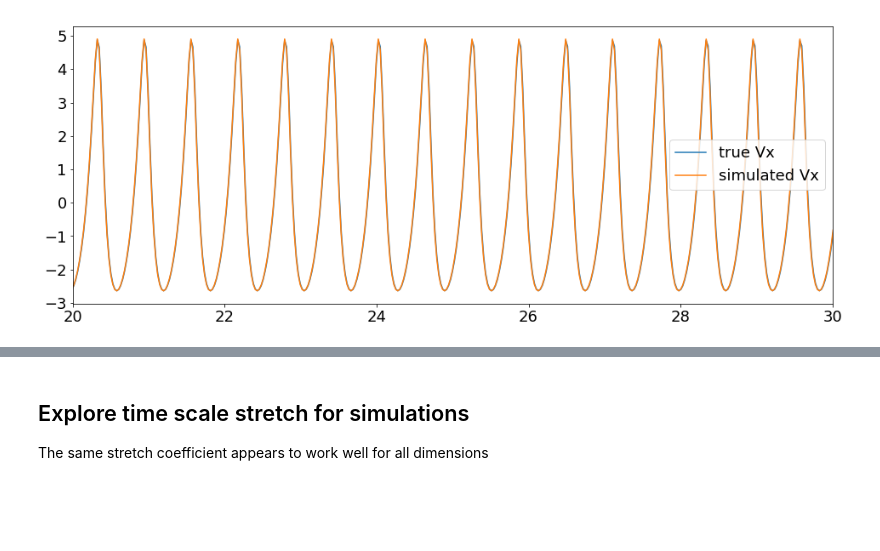
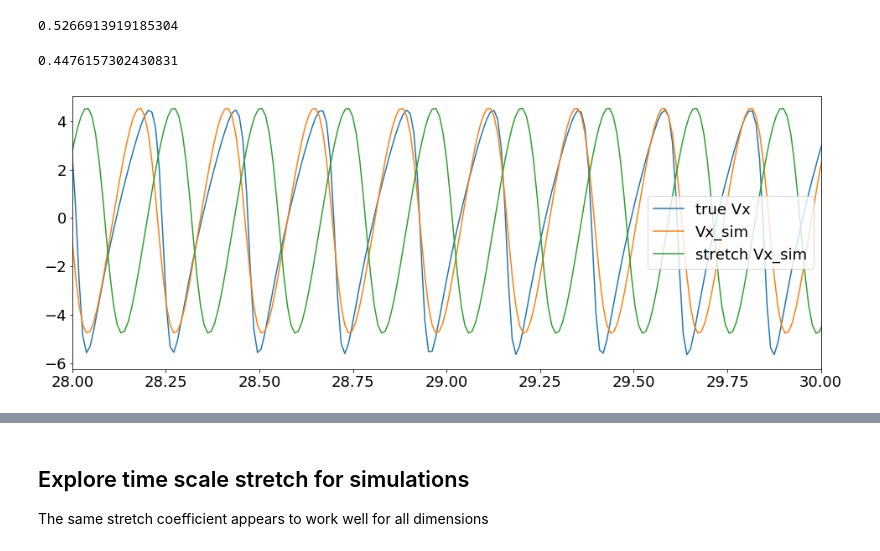
Before and after one commit to Mixanik-43/IDAO-2020, a Jupyter notebook: utils_notebook.ipynb, the cells around one changed output, grey strips where cells are left out. Saved outputs shown, nothing was run; the diff lists cells and outputs as text; code cells hidden in the pictures; blank space fills up the shorter version.

Commit message:
amplitude stretch, for each coordinate, separately, velocity and position

```diff
--- a/utils_notebook.ipynb
+++ b/utils_notebook.ipynb
@@ -212,15 +230,25 @@ for i in tqdm(range(600)):
         remove_time_jumps_fast(get_satellite_data(s_data, i))
     except:
         print(i)
+# %%
+smape(data['Vz'],data['Vz_sim'])
+# %% [output]
+0.5266913919185304
+# %%
+smape(data['Vz'],stretch_simulated_feats(data, stretch_dict[id],true_feats = ['Vz',])['Vz_stretch'])
+# %% [output]
+0.4476157302430831
 # %%
-data = remove_time_jumps_fast(get_satellite_data(s_data, 4))
+id = 587
+data = remove_time_jumps_fast(get_satellite_data(s_data, id))
 plt.figure(figsize=(16, 6))
 plt.plot(data['t'],data['Vx'], label = 'true Vx');
-plt.plot(data['t'],data['Vx_sim'], label = 'simulated Vx');
+plt.plot(data['t'],data['Vx_sim'], label = 'Vx_sim');
+plt.plot(stretch_dict[id]*data['t'],data['Vx_sim'], label = 'stretch Vx_sim');
 
 #plt.xlim([0,10])
 #plt.xlim([10,20])
-plt.xlim([20,30])
+plt.xlim([28,30])
 plt.legend();
 # %% [output]
-[figure, old version]
+[figure, new version]
```
Also changed, not shown: parts of 48 cells of this notebook, 2 other files.
